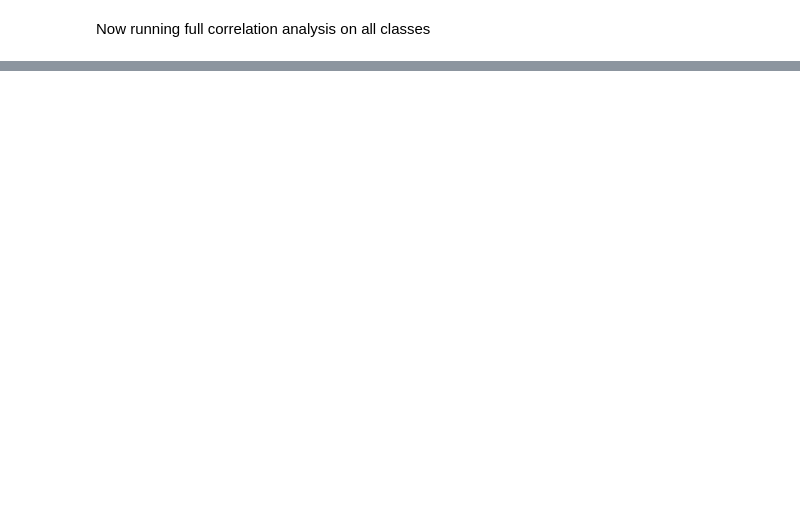
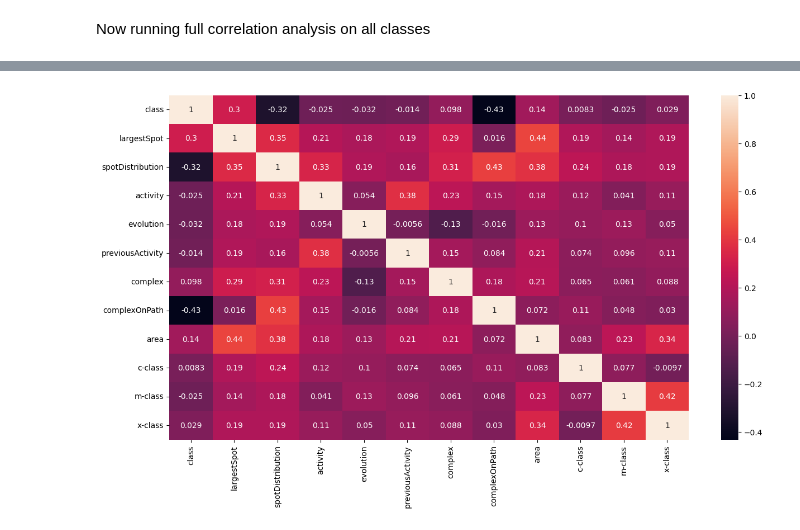
Before and after one commit to ddalton-swe/flare-prediction-project, a Jupyter notebook: SolarFlare_Analysis.ipynb, the cells around one changed output, grey strips where cells are left out. Cells and saved outputs as stored; diff of their text form; code cells hidden in the pictures; blank space fills up the shorter version.

```diff
--- a/SolarFlare_Analysis.ipynb
+++ b/SolarFlare_Analysis.ipynb
@@ -130,0 +116,6 @@ df.corr('pearson', numeric_only=True)
+# %%
+plt.figure(figsize=(15, 8))
+sns.heatmap(df.corr('pearson', numeric_only=True), annot=True)
+plt.show()
+# %% [output]
+[figure, added]
```
Also changed, not shown: parts of 2 cells of this notebook.
